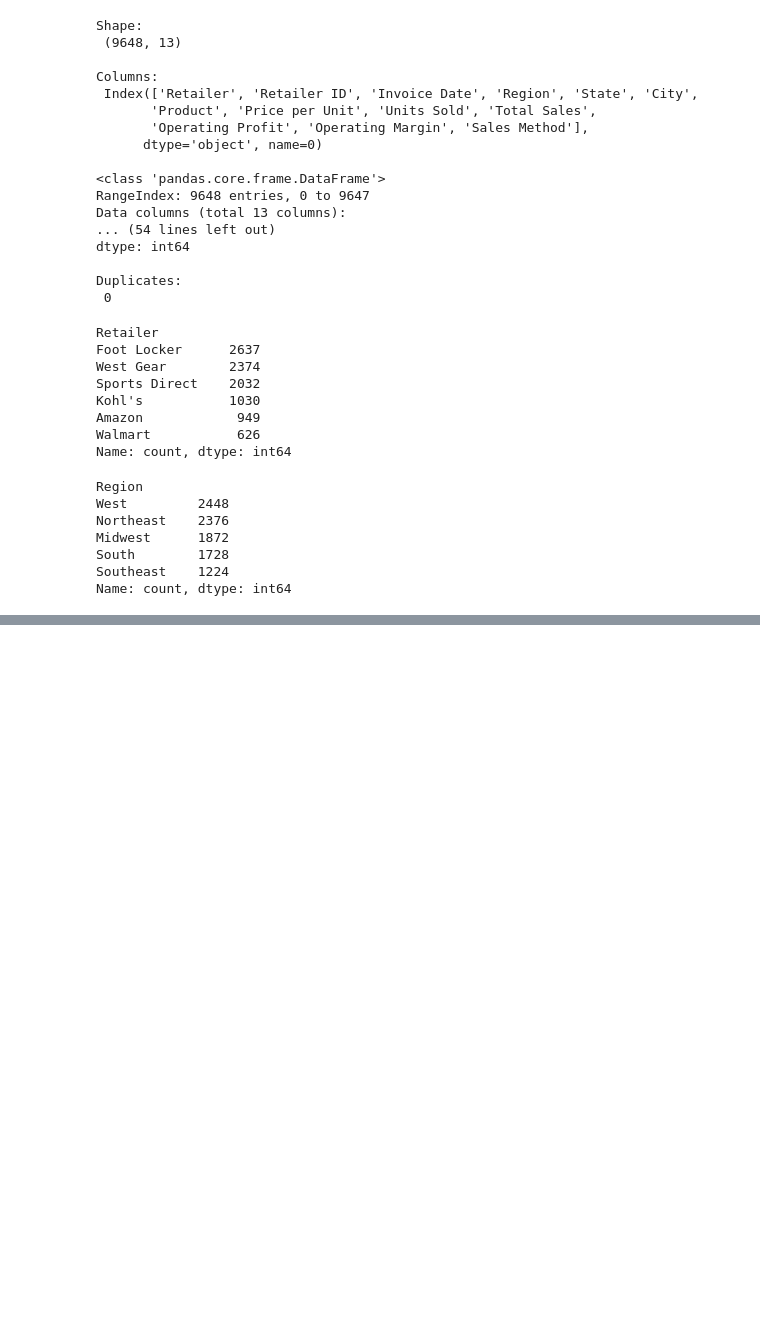
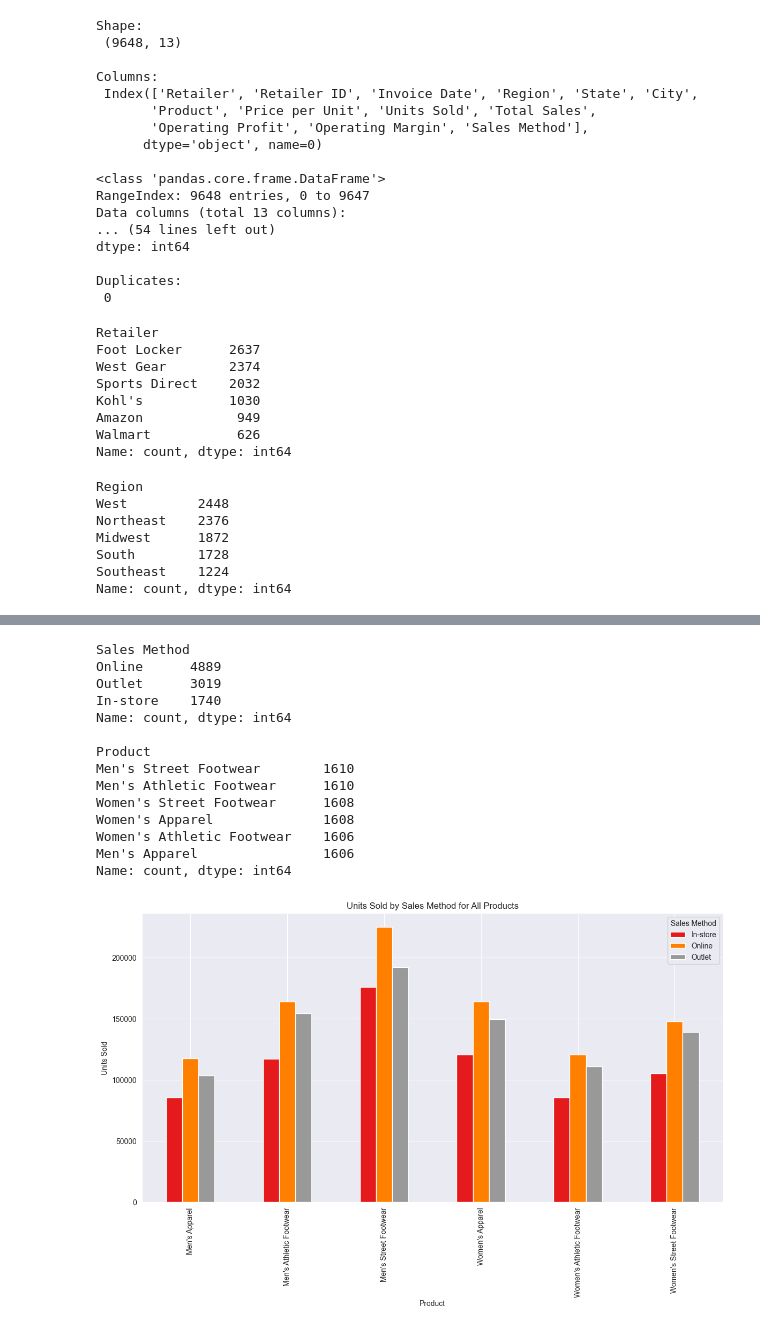
Before and after one commit to zsofiasimon/Adidas_Sales_Analysis_Project, a Jupyter notebook: Adidas_Analysis.ipynb, the cells around one changed output, grey strips where cells are left out. Cells and saved outputs as stored; diff of their text form; code cells hidden in the pictures; blank space fills up the shorter version.

```diff
--- a/Adidas_Analysis.ipynb
+++ b/Adidas_Analysis.ipynb
@@ -115,0 +177,40 @@ Name: count, dtype: int64
+# %%
+#Print how many times each sales method was used
+sales_methods = df['Sales Method'].value_counts()
+print(sales_methods, '\n')
+
+#Print the number of items in each product category
+all_products = df['Product'].value_counts()
+print(all_products, '\n')
+
+#Group products by sales method
+sales_method_product = df.groupby(['Product', 'Sales Method'])['Units Sold'].sum().unstack(fill_value=0)
+
+sales_method_product.plot(
+    kind='bar',
+    figsize=(14,7),
+    colormap='Set1'
+)
+
+plt.title("Units Sold by Sales Method for All Products")
+plt.ylabel("Units Sold")
+plt.xlabel("Product")
+plt.xticks(rotation=90)
+plt.legend(title="Sales Method")
+plt.show()
+# %% [output]
+Sales Method
+Online      4889
+Outlet      3019
+In-store    1740
+Name: count, dtype: int64
+
+Product
+Men's Street Footwear        1610
+Men's Athletic Footwear      1610
+Women's Street Footwear      1608
+Women's Apparel              1608
+Women's Athletic Footwear    1606
+Men's Apparel                1606
+Name: count, dtype: int64
+[figure, added]
```
Also changed, not shown: parts of 3 cells of this notebook.
